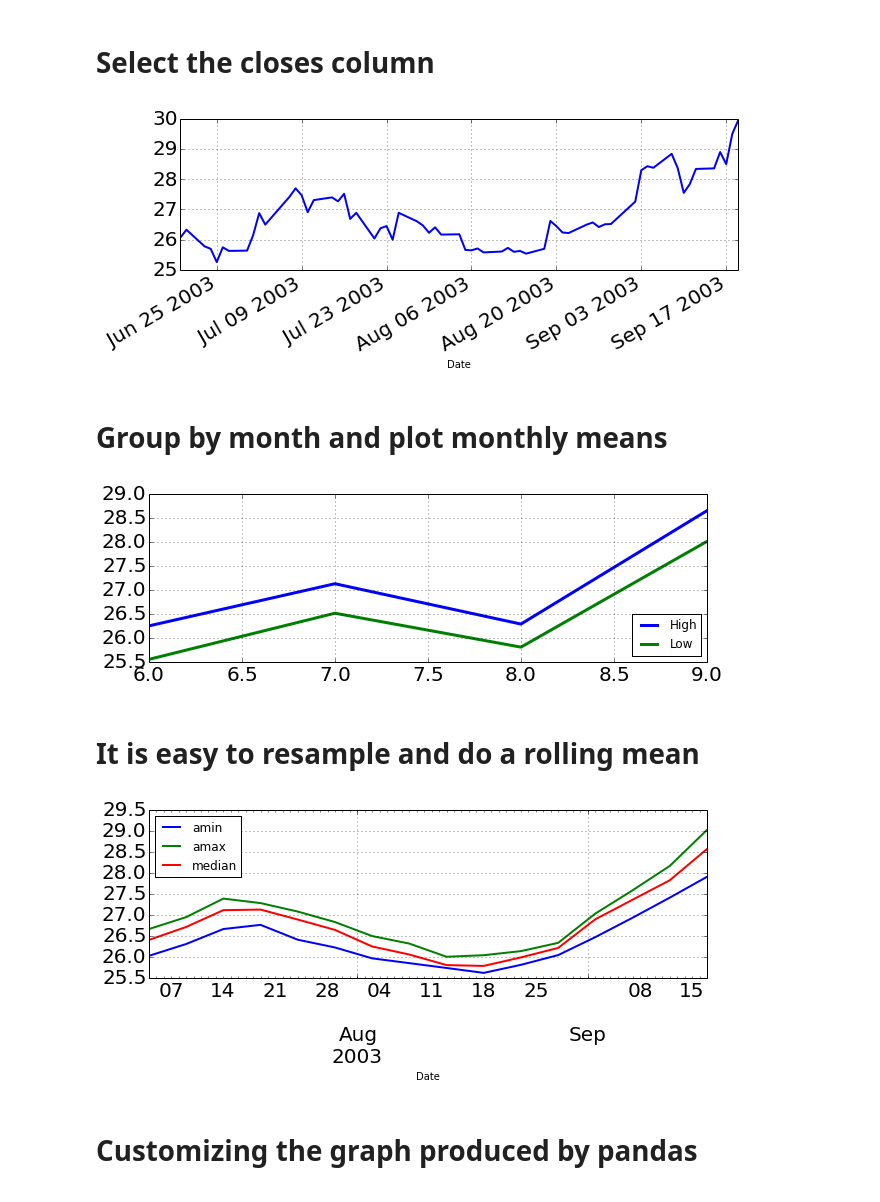
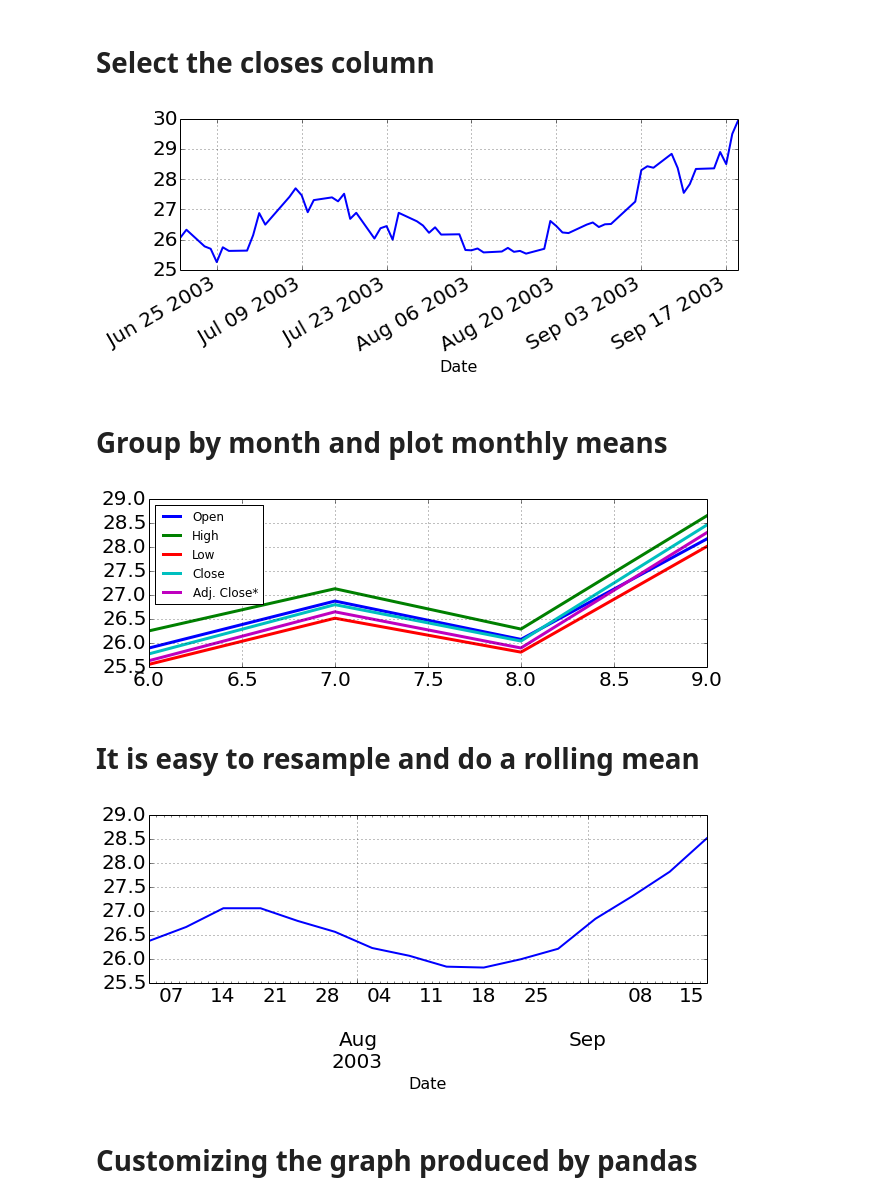
Before and after one commit to guziy/guziy.github.io, a Jupyter notebook: CNRCWP_student_workshop_2013-12-17/Python_CNRCWP_tutorial.ipynb, the cells around one changed output. Saved outputs shown, nothing was run; the diff lists cells and outputs as text; code cells hidden in the pictures.

```diff
--- a/CNRCWP_student_workshop_2013-12-17/Python_CNRCWP_tutorial.ipynb
+++ b/CNRCWP_student_workshop_2013-12-17/Python_CNRCWP_tutorial.ipynb
@@ -861,8 +845,7 @@ Load the same timeseries as for matplotlib example
 # %%
 import pandas as pd
 datafile = cbook.get_sample_data('msft.csv', asfileobj=False)
-df = pd.DataFrame.from_csv(datafile)
-df.head(3)
+df = pd.DataFrame.from_csv(datafile); df.head(3)
 # %% [output]
 |  | Open | High | Low | Close | Volume | Adj. Close* |
 | Date |  |  |  |  |  |  |
@@ -876,26 +859,25 @@ Select the closes column
 closes_col_sorted = df.Close.sort_index()
 closes_col_sorted.plot(lw = 2);
 # %% [output]
-[figure, old version]
+[figure, new version]
 # %% [markdown]
 Group by month and plot monthly means
 ======
 # %%
 df_month_mean = df.groupby(by = lambda d: d.month).mean()
-df_month_mean.High.plot(label= "High", lw = 3);
-df_month_mean.Low.plot(label = "Low", lw = 3);
-plt.legend(loc = 4);
+df_month_mean = df_month_mean.drop("Volume", axis = 1)
+df_month_mean.plot(lw = 3);
+plt.legend(loc = 2);
 # %% [output]
-[figure, old version]
+[figure, new version]
 # %% [markdown]
 It is easy to resample and do a rolling mean
 ======
 # %%
-resampled_closes = closes_col_sorted.resample("5D",
-                        how=[np.min, np.max, np.median])
-ax = pd.rolling_mean(resampled_closes, 4, freq = "5D")[3:].plot(lw = 2);
+resampled_closes = closes_col_sorted.resample("5D", how=np.mean)
+ax = pd.rolling_mean(resampled_closes, 4)[3:].plot(lw = 2);
 # %% [output]
-[figure, old version]
+[figure, new version]
 # %% [markdown]
 Customizing the graph produced by pandas
 ======
```
Also changed, not shown: parts of 74 cells of this notebook, 2 other files.
